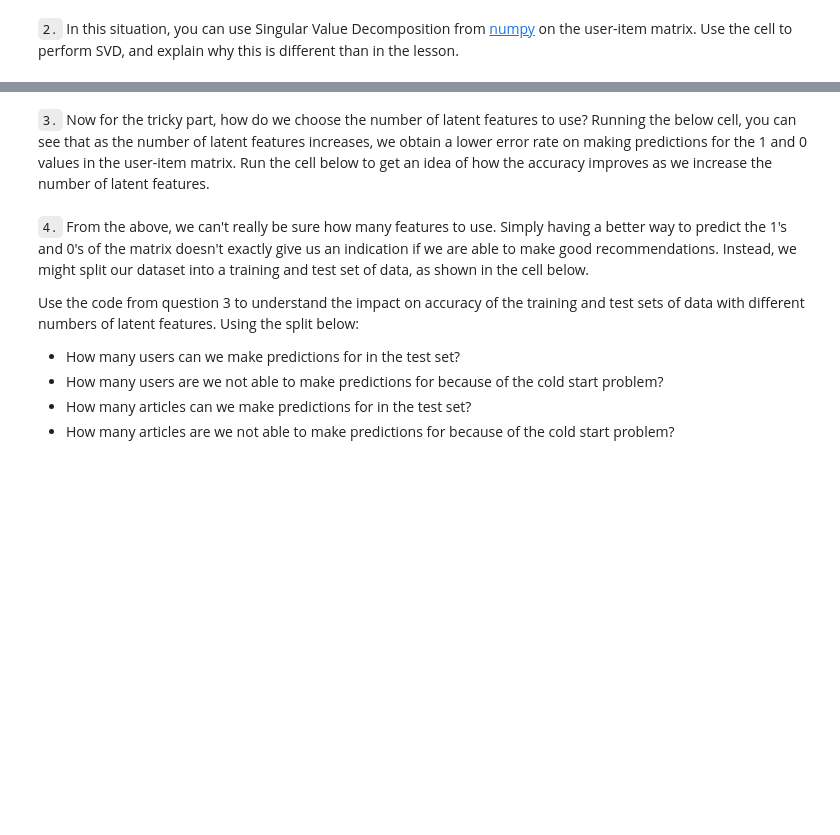
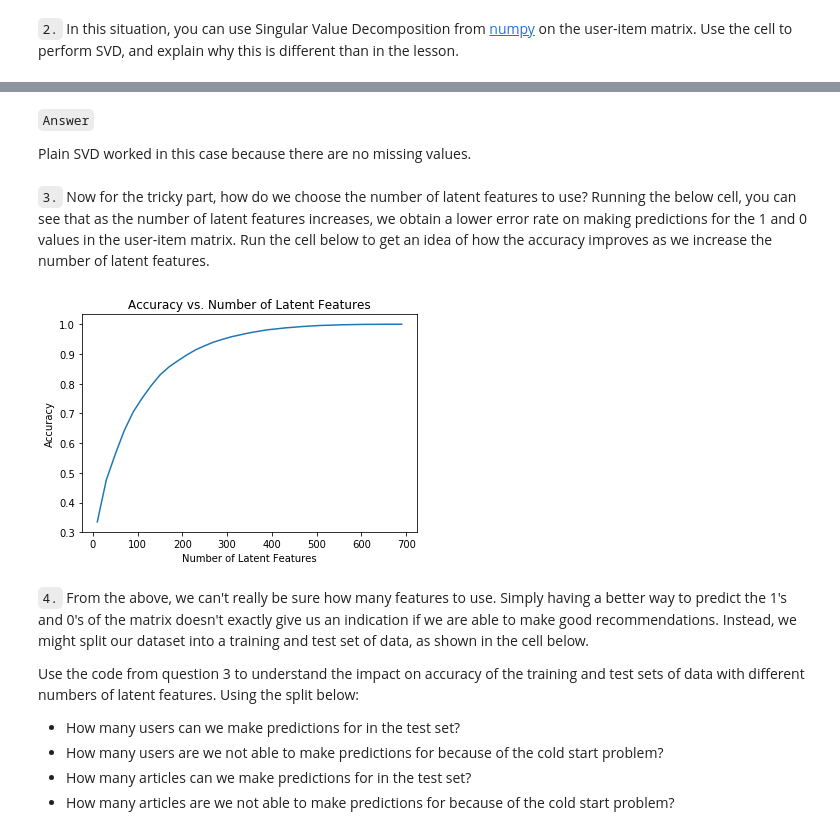
Before and after one commit to bvcmartins/recommendations_IBM, a Jupyter notebook: recommendations.ipynb, the cells around one changed output, grey strips where cells are left out. Cells and saved outputs as stored; diff of their text form; code cells hidden in the pictures; blank space fills up the shorter version.

```diff
--- a/recommendations.ipynb
+++ b/recommendations.ipynb
@@ -827,28 +905,34 @@ u.shape, s.shape, vt.shape
+# %% [markdown]
+`Answer`
+
+Plain SVD worked in this case because there are no missing values.
 # %% [markdown]
 `3.` Now for the tricky part, how do we choose the number of latent features to use?  Running the below cell, you can see that as the number of latent features increases, we obtain a lower error rate on making predictions for the 1 and 0 values in the user-item matrix.  Run the cell below to get an idea of how the accuracy improves as we increase the number of latent features.
 # %%
 num_latent_feats = np.arange(10,700+10,20)
 sum_errs = []
 
 for k in num_latent_feats:
     # restructure with k latent features
     s_new, u_new, vt_new = np.diag(s[:k]), u[:, :k], vt[:k, :]
 
     # take dot product
     user_item_est = np.around(np.dot(np.dot(u_new, s_new), vt_new))
 
     # compute error for each prediction to actual value
-    diffs = np.subtract(user_item_matrix, user_item_est)
+    diffs = np.subtract(user_item_matrix_2, user_item_est)
 
     # total errors and keep track of them
     err = np.sum(np.sum(np.abs(diffs)))
     sum_errs.append(err)
 
 
 plt.plot(num_latent_feats, 1 - np.array(sum_errs)/df.shape[0]);
 plt.xlabel('Number of Latent Features');
 plt.ylabel('Accuracy');
 plt.title('Accuracy vs. Number of Latent Features');
+# %% [output]
+[figure, added]
 # %% [markdown]
 `4.` From the above, we can't really be sure how many features to use. Simply having a better way to predict the 1's and 0's of the matrix doesn't exactly give us an indication if we are able to make good recommendations.  Instead, we might split our dataset into a training and test set of data, as shown in the cell below.
 
```
Also changed, not shown: parts of 59 cells of this notebook.
